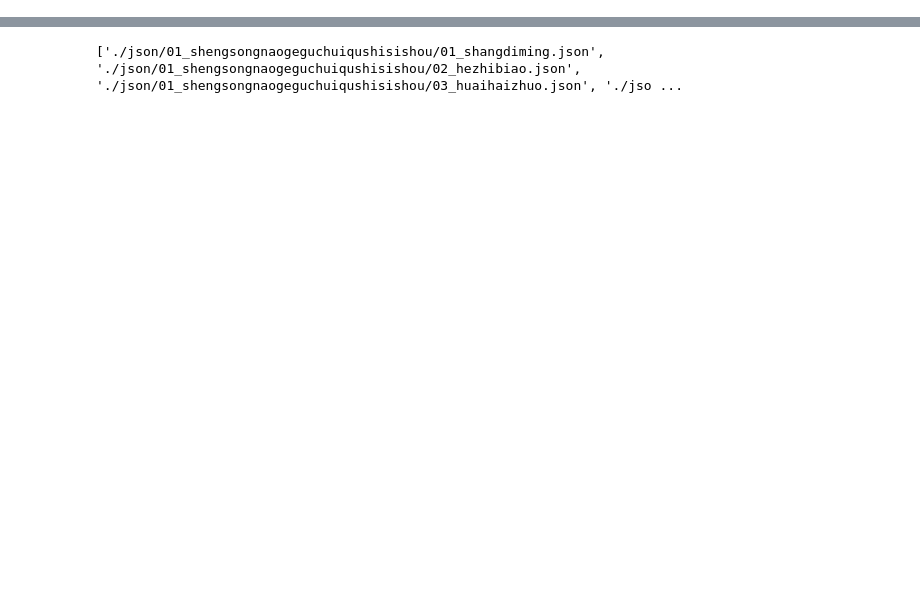
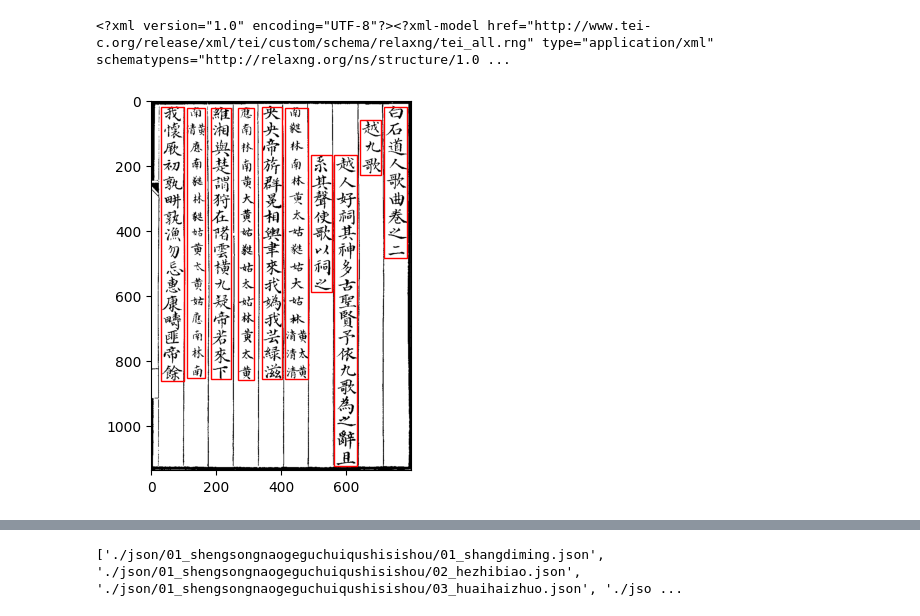
Before and after one commit to SuziAI/KuiSCIMA, a Jupyter notebook: kuiscima-to-tei.ipynb, the cells around one changed output, grey strips where cells are left out. Cells and saved outputs as stored; diff of their text form; code cells hidden in the pictures; blank space fills up the shorter version.

```diff
--- a/kuiscima-to-tei.ipynb
+++ b/kuiscima-to-tei.ipynb
@@ -314 +520,40 @@ class Book:
+# %%
+import matplotlib.pyplot as plt
+import matplotlib.patches as patches
+
+book = Book([
+    Juan(
+        information_file=edition_directory + "./json/03_yuejiuge/yuejiuge.json",
+        children=[
+            Section(
+                information_file=edition_directory + "./json/03_yuejiuge/yuejiuge.json",
+                children=[
+                    SongOfYue(edition_directory + "./json/03_yuejiuge/016_dishunchudiao.json"),
+                    SongOfYue(edition_directory + "./json/03_yuejiuge/017_wangyuwudiao.json"),
+                    SongOfYue(edition_directory + "./json/03_yuejiuge/018_yuewangyuediao.json"),
+                    SongOfYue(edition_directory + "./json/03_yuejiuge/019_yuexiangceshangdiao.json"),
+                    SongOfYue(edition_directory + "./json/03_yuejiuge/020_xiangwanggupingdiao.json"),
+                    SongOfYue(edition_directory + "./json/03_yuejiuge/021_taozhishenshuangdiao.json"),
+                    SongOfYue(edition_directory + "./json/03_yuejiuge/022_caoeshucediao.json"),
+                    SongOfYue(edition_directory + "./json/03_yuejiuge/023_pangjiangjungaopingdiao.json"),
+                    SongOfYue(edition_directory + "./json/03_yuejiuge/024_jingzhongzhongguanshangdiao.json"),
+                    SongOfYue(edition_directory + "./json/03_yuejiuge/025_caixiaozizhongguanbanzhandiao.json"),
+                    #Table("./json/03_yuejiuge/gujinpufa.json"),
+                    #Description("./json/03_yuejiuge/zhezifa.json"),
+                ]),
+        ]),
+])
+
+print(book.to_tei())
+
+image_path = os.path.join(edition_directory, "images", book.physical_lines[0].page())
+plt.figure()
+plt.imshow(Image.open(image_path), cmap="gray")
+for line in book.physical_lines[:10]:
+    (x, y), (x2, y2) = line.coordinates()
+    rect = patches.Rectangle((x, y), x2-x, y2-y, linewidth=1, edgecolor='r', facecolor='none')
+    plt.gca().add_patch(rect)
+# %% [output]
+<?xml version="1.0" encoding="UTF-8"?><?xml-model href="http://www.tei-c.org/release/xml/tei/custom/schema/relaxng/tei_all.rng" type="application/xml" schematypens="http://relaxng.org/ns/structure/1.0 ...
+[figure, added]
 # %%
```
Also changed, not shown: parts of 8 cells of this notebook.
